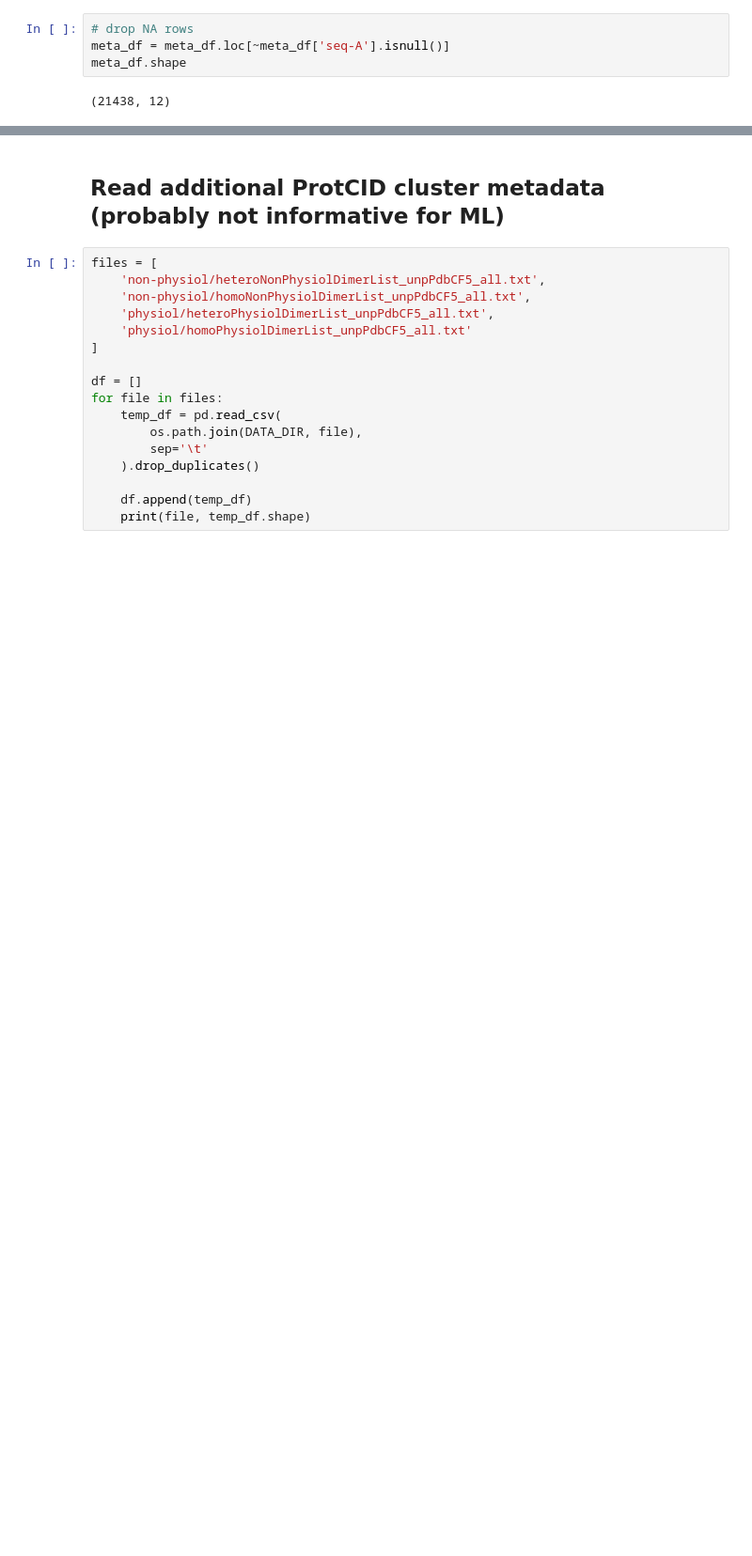
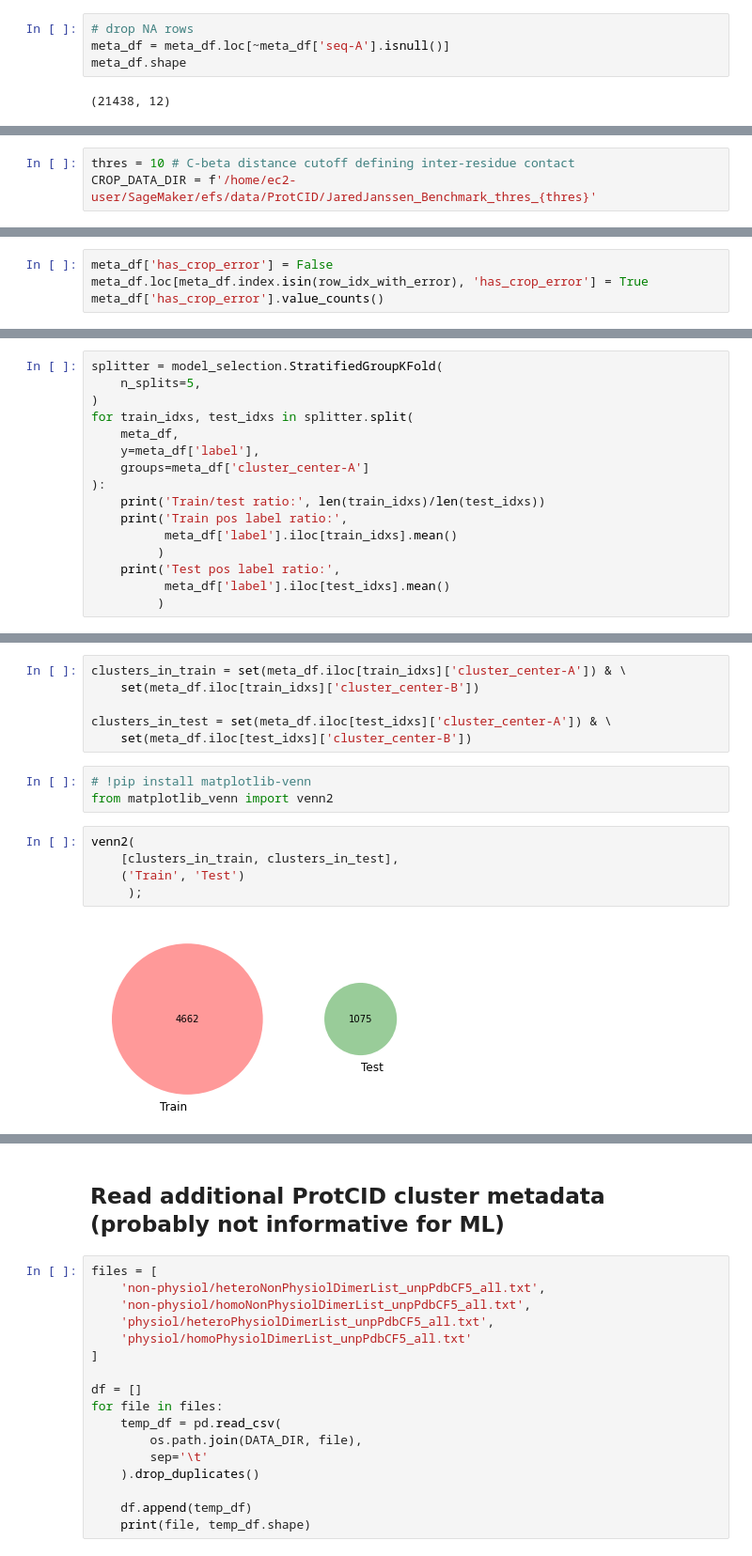
Before and after one commit to aws-samples/eggnet-equivariant-graph-of-graph-neural-network, a Jupyter notebook: Explore_ProtCID-updated.ipynb, the cells around one changed output, grey strips where cells are left out. Shown at 94% size. Drawn from its saved outputs; the diff is of its cells as text; blank space fills up the shorter version.

Commit message:
Added notebook for thresholding ProtCID input

```diff
--- a/Explore_ProtCID.ipynb
+++ b/Explore_ProtCID-updated.ipynb
@@ -591,0 +454,3 @@ meta_df.shape
+# %%
+thres = 10 # C-beta distance cutoff defining inter-residue contact
+CROP_DATA_DIR = f'/home/ec2-user/SageMaker/efs/data/ProtCID/JaredJanssen_Benchmark_thres_{thres}'
@@ -591,0 +562,4 @@ meta_df.shape
+# %%
+meta_df['has_crop_error'] = False
+meta_df.loc[meta_df.index.isin(row_idx_with_error), 'has_crop_error'] = True
+meta_df['has_crop_error'].value_counts()
@@ -591,0 +587,16 @@ meta_df.shape
+# %%
+splitter = model_selection.StratifiedGroupKFold(
+    n_splits=5,
+)
+for train_idxs, test_idxs in splitter.split(
+    meta_df,
+    y=meta_df['label'],
+    groups=meta_df['cluster_center-A']
+):
+    print('Train/test ratio:', len(train_idxs)/len(test_idxs))
+    print('Train pos label ratio:',
+          meta_df['label'].iloc[train_idxs].mean()
+         )
+    print('Test pos label ratio:',
+          meta_df['label'].iloc[test_idxs].mean()
+         )
@@ -591,0 +619,16 @@ meta_df.shape
+# %%
+clusters_in_train = set(meta_df.iloc[train_idxs]['cluster_center-A']) & \
+    set(meta_df.iloc[train_idxs]['cluster_center-B'])
+
+clusters_in_test = set(meta_df.iloc[test_idxs]['cluster_center-A']) & \
+    set(meta_df.iloc[test_idxs]['cluster_center-B'])
+# %%
+# !pip install matplotlib-venn
+from matplotlib_venn import venn2
+# %%
+venn2(
+    [clusters_in_train, clusters_in_test],
+    ('Train', 'Test')
+     );
+# %% [output]
+[figure, added]
```
Also changed, not shown: parts of 44 cells of this notebook.
